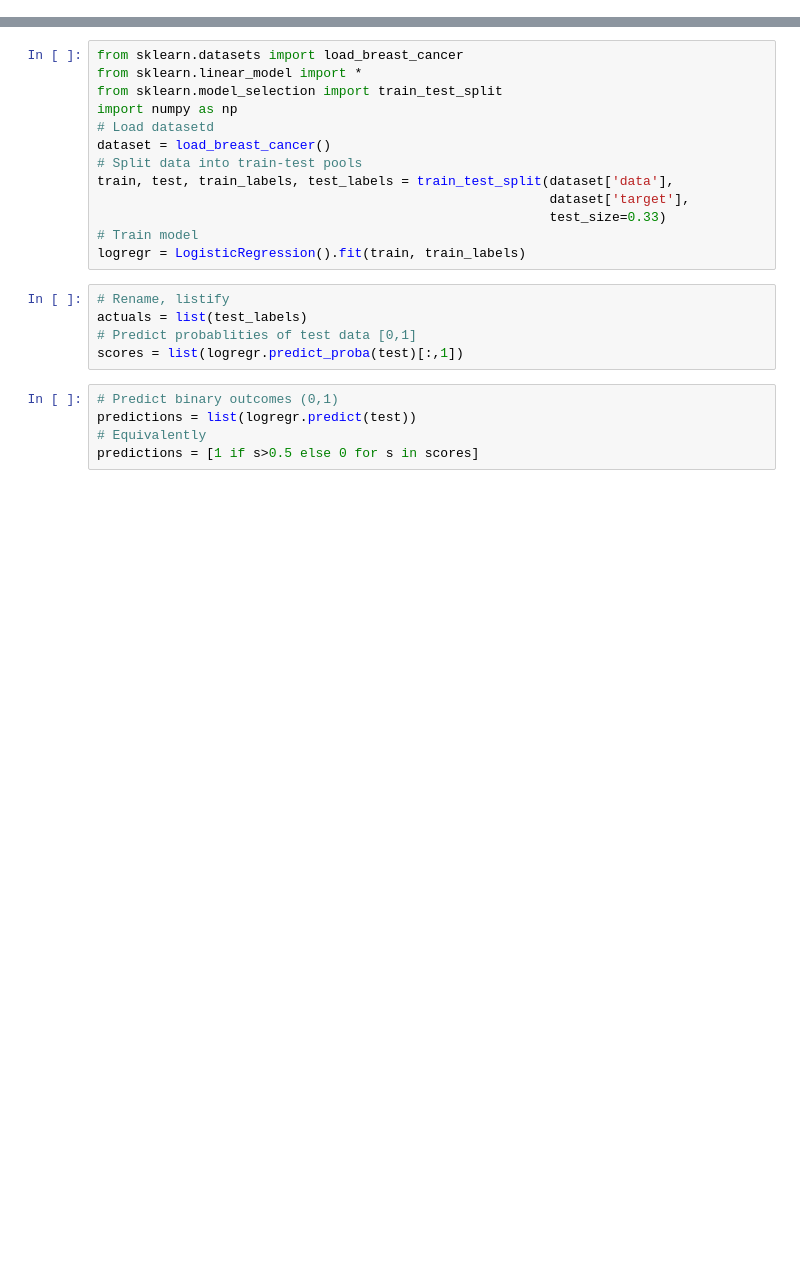
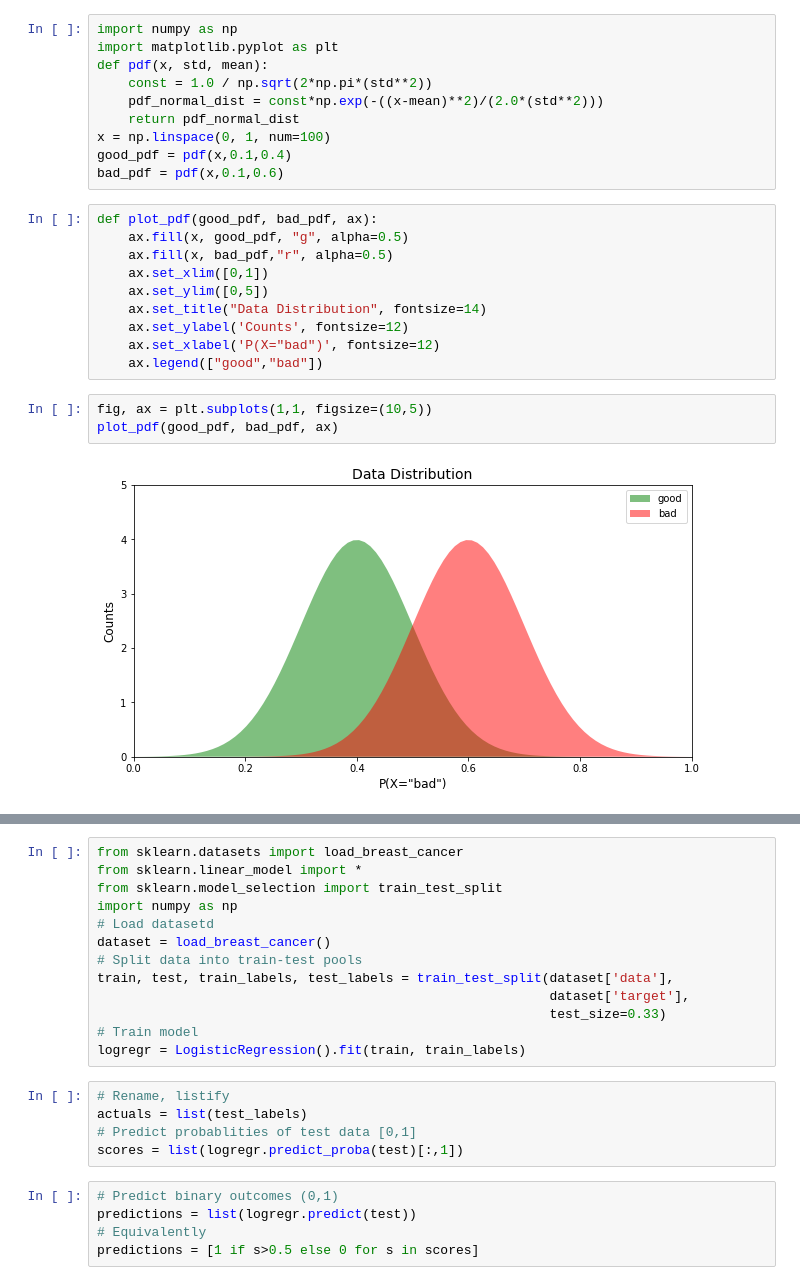
Before and after one commit to zimzion/EYTIP, a Jupyter notebook: class_0N_ROC_From_Scratch.ipynb, the cells around one changed output, grey strips where cells are left out. Saved outputs shown, nothing was run; the diff lists cells and outputs as text; blank space fills up the shorter version.

```diff
--- a/class_0N_ROC_From_Scratch.ipynb
+++ b/class_0N_ROC_From_Scratch.ipynb
@@ -1,2 +1,27 @@
 # %% [markdown]
 <a href="https://colab.research.google.com/github/zimzion/EYTIP/blob/master/class_0N_ROC_From_Scratch.ipynb" target="_parent"><img src="https://colab.research.google.com/assets/colab-badge.svg" alt="Open In Colab"/></a>
+# %%
+import numpy as np
+import matplotlib.pyplot as plt
+def pdf(x, std, mean):
+    const = 1.0 / np.sqrt(2*np.pi*(std**2))
+    pdf_normal_dist = const*np.exp(-((x-mean)**2)/(2.0*(std**2)))
+    return pdf_normal_dist
+x = np.linspace(0, 1, num=100)
+good_pdf = pdf(x,0.1,0.4)
+bad_pdf = pdf(x,0.1,0.6)
+# %%
+def plot_pdf(good_pdf, bad_pdf, ax):
+    ax.fill(x, good_pdf, "g", alpha=0.5)
+    ax.fill(x, bad_pdf,"r", alpha=0.5)
+    ax.set_xlim([0,1])
+    ax.set_ylim([0,5])
+    ax.set_title("Data Distribution", fontsize=14)
+    ax.set_ylabel('Counts', fontsize=12)
+    ax.set_xlabel('P(X="bad")', fontsize=12)
+    ax.legend(["good","bad"])
+# %%
+fig, ax = plt.subplots(1,1, figsize=(10,5))
+plot_pdf(good_pdf, bad_pdf, ax)
+# %% [output]
+[figure, added]
```
Also changed, not shown: parts of 21 cells of this notebook.
